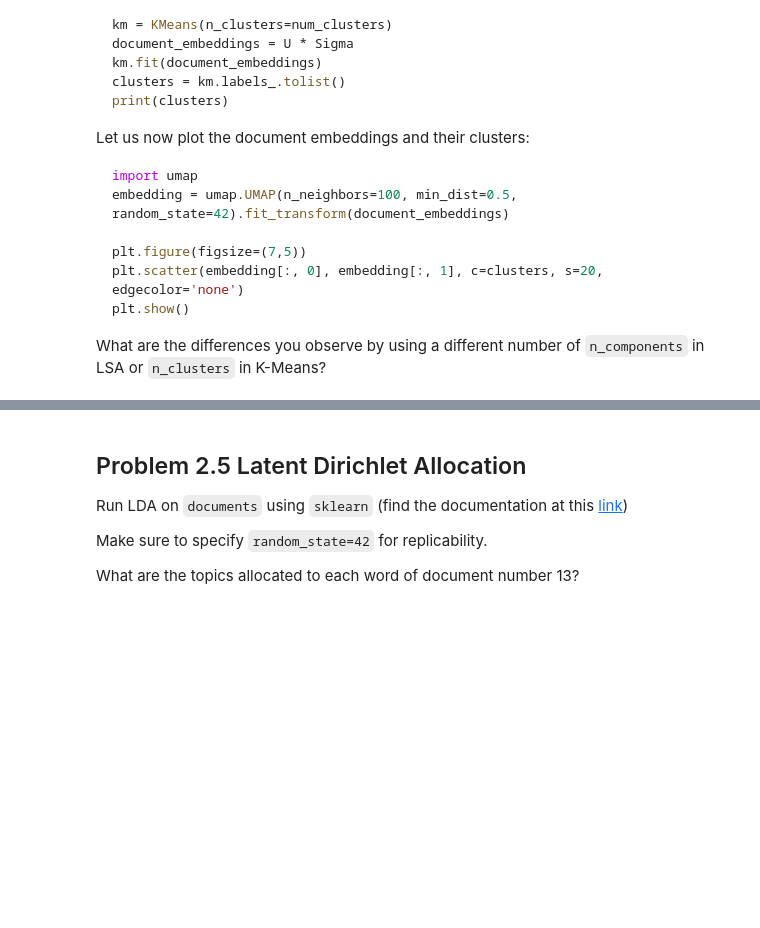
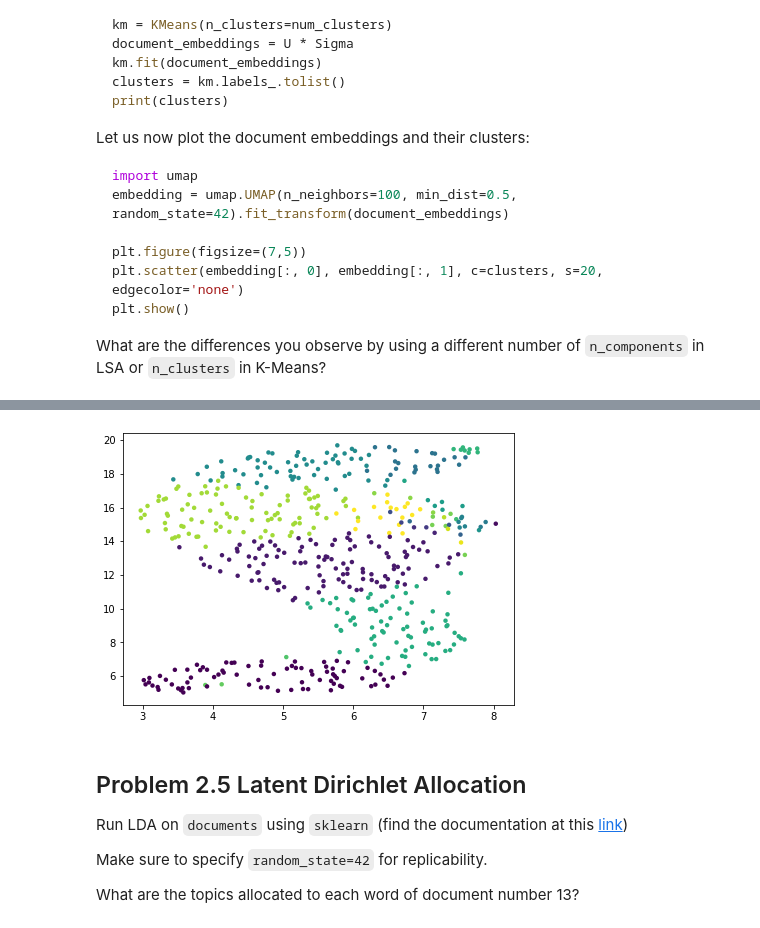
Before and after one commit to ParsaYadollahi/COMP-596, a Jupyter notebook: A3.ipynb, the cells around one changed output, grey strips where cells are left out. Saved outputs shown, nothing was run; the diff lists cells and outputs as text; code cells hidden in the pictures; blank space fills up the shorter version.

```diff
--- a/A3.ipynb
+++ b/A3.ipynb
@@ -625,3 +695,16 @@ print(clusters)
+# %%
+num_clusters = 30
+km = KMeans(n_clusters=num_clusters)
+document_embeddings = U * Sigma
+km.fit(document_embeddings)
+clusters = km.labels_.tolist()
+embedding = umap.UMAP(n_neighbors=100, min_dist=0.5, random_state=42).fit_transform(document_embeddings)
+
+plt.figure(figsize=(7,5))
+plt.scatter(embedding[:, 0], embedding[:, 1], c=clusters, s=20, edgecolor='none')
+plt.show()
+# %% [output]
+[figure, added]
 # %%
 embedding = umap.UMAP(n_neighbors=100, min_dist=0.5, random_state=42).fit_transform(document_embeddings)
 
```
Also changed, not shown: parts of 8 cells of this notebook.
